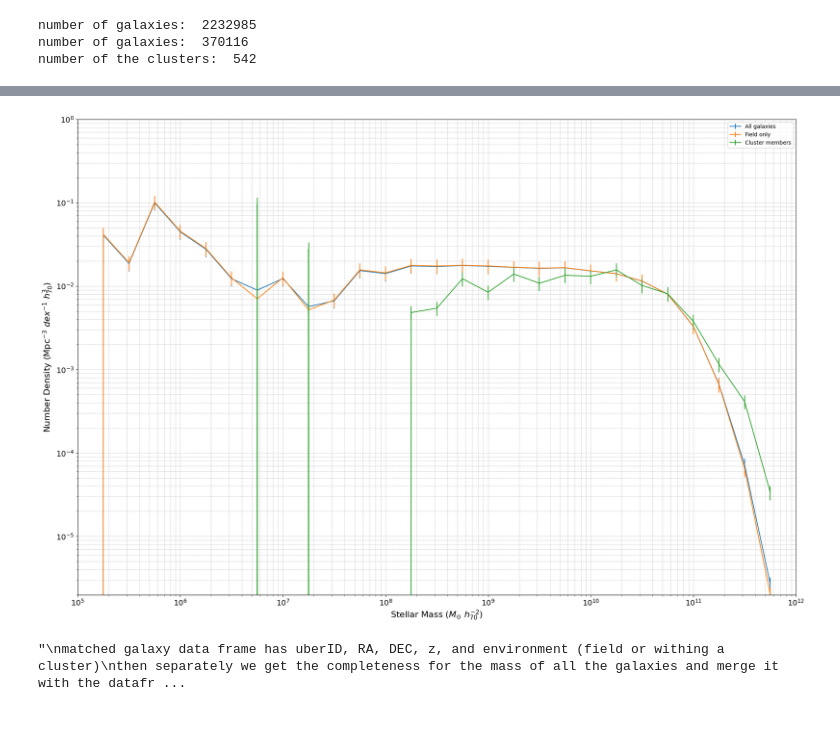
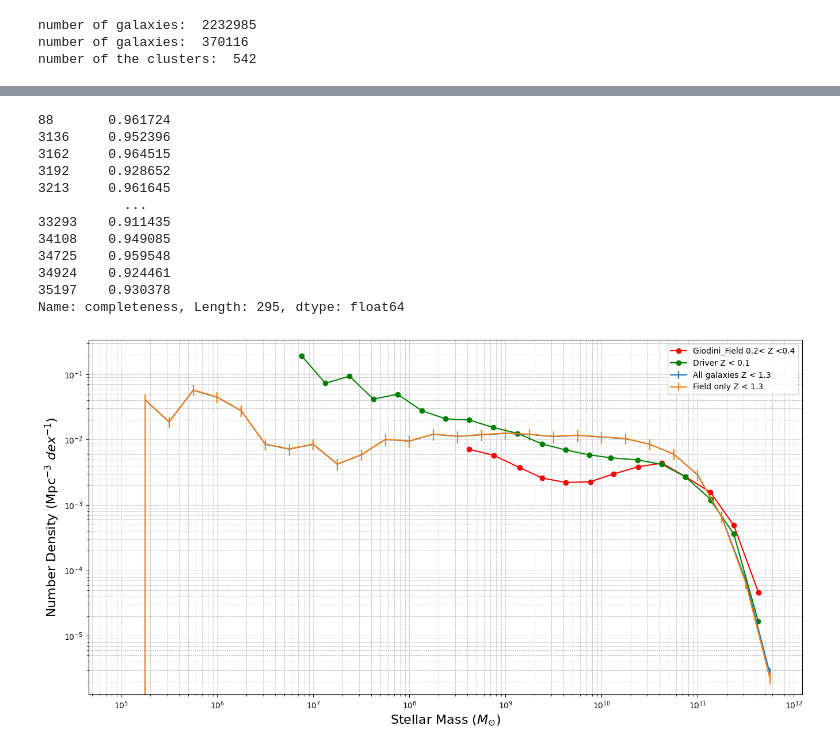
Before and after one commit to Safiye-Teymourzadeh/driver, a Jupyter notebook: erosita_DR1/test_of_matching.ipynb, the cells around one changed output, grey strips where cells are left out. Drawn from its saved outputs; the diff is of its cells as text; code cells hidden in the pictures; blank space fills up the shorter version.

```diff
--- a/erosita_DR1/test_of_matching.ipynb
+++ b/erosita_DR1/test_of_matching.ipynb
@@ -163,3 +166,5 @@ print(matched_galaxy_dataframe)
+# %%
+matched_galaxy_dataframe = pd.read_csv('matched_galaxy_df.csv')
 # %%
 # merge the df with the completeness with the df with the galaxy environment
 merged_galaxy_df = pd.merge(completeness_region_df, matched_galaxy_dataframe, how="inner" , on="uberID")
@@ -190,60 +195,66 @@ mass_histogram_all_galaxies, mass_histogram_all_galaxies_errors = get_weighted_m
 
 # get the histogram for all galaxies in the field
 mass_histogram_field_only, mass_histogram_field_only_errors = get_weighted_mass_histogram(input_mass_completeness_dataframe=merged_galaxy_df[merged_galaxy_df["environment"] == "Field"], region_name="G09")
+# mass_histogram_field_only, mass_histogram_field_only_errors = get_weighted_mass_histogram(input_mass_completeness_dataframe=merged_galaxy_df[merged_galaxy_df["MASS"] > or < VALUE], region_name="G09")
+
 
 # get the histogram for all galaxies which are cluster members
-mass_histogram_cluster_members, mass_histogram_cluster_members_error = get_weighted_mass_histogram(input_mass_completeness_dataframe=merged_galaxy_df[merged_galaxy_df["environment"] == "ClusterMember"], region_name="G09")
+mass_histogram_cluster_members, mass_histogram_cluster_members_error = get_weighted_mass_histogram_cluster_galaxies(input_mass_completeness_dataframe=merged_galaxy_df[merged_galaxy_df["environment"] == "ClusterMember"], region_name="G09")
+sum_volume_all_cluster = sum(4 / 3 * np.pi * (cluster_df['cluster_radius_Mpc'])**3)
+# %% [output]
+88       0.961724
+3136     0.952396
+3162     0.964515
+3192     0.928652
+3213     0.961645
+           ...
+33293    0.911435
+34108    0.949085
+34725    0.959548
+34924    0.924461
+35197    0.930378
+Name: completeness, Length: 295, dtype: float64
 # %%
-fig, ax = plt.subplots(figsize=(24, 16))
+# Load the data from the CSV file
+giodini_field4_02_to_04 = '/home/farnoosh/Desktop/thesis/giodini_fig4_field_passive_02_04.csv'
+driver_fig12_z_less_than_01 = '/home/farnoosh/Desktop/thesis/driver_fig12_z_less_than0.1.csv'
+
+giodini_field_02_to_04 = pd.read_csv(giodini_field4_02_to_04, header=None, names=['x', 'y'])
+driver_fig12_01 = pd.read_csv(driver_fig12_z_less_than_01, header=None, names=['x', 'y'])
+
+# Sort the driver data by the x-values
+driver_fig12_01 = driver_fig12_01.sort_values(by='x')
+
+fig, ax = plt.subplots(figsize=(16, 8))
 
 ratio_of_field_galaxies = len(merged_galaxy_df[merged_galaxy_df["environment"] == "Field"]) / len(merged_galaxy_df)
 ratio_of_cluster_galaxies = len(merged_galaxy_df[merged_galaxy_df["environment"] == "ClusterMember"]) / len(merged_galaxy_df)
 
 plt.errorbar(
     MASS_BINS[:-1],
     mass_histogram_all_galaxies,
     yerr=mass_histogram_all_galaxies_errors,
-    label='All galaxies',
-    )
+    label='All galaxies Z < 1.3',
+)
 
 plt.errorbar(
     MASS_BINS[:-1],
     mass_histogram_field_only / ratio_of_field_galaxies,
     yerr=mass_histogram_field_only_errors / ratio_of_field_galaxies,
-    label='Field only',
-    )
+    label='Field only Z < 1.3',
+)
 
-plt.errorbar(
-    MASS_BINS[:-1],
-    mass_histogram_cluster_members / ratio_of_cluster_galaxies,
-    yerr=mass_histogram_cluster_members_error / ratio_of_cluster_galaxies,
-    label='Cluster members',
-    )
+# Add the new data from the CSV file
+plt.plot(10**giodini_field_02_to_04['x'], giodini_field_02_to_04['y'] / (0.7**3), marker='o', color='red', linestyle='-', label='Giodini_Field 0.2< Z <0.4')
+plt.plot(driver_fig12_01['x'], driver_fig12_01['y'], marker='o', color='green', linestyle='-', label='Driver Z < 0.1')
 
 plt.xscale('log')
 plt.yscale('log')
-plt.xlabel('Stellar Mass ($M_{\odot} \ h_{70}^{-2}$)', fontsize=16)
-plt.ylabel('Number Density ($\mathrm{Mpc}^{-3} \ dex^{-1} \ h_{70}^{3}$)', fontsize=16)
-plt.xlim((1e5, 1e12))
-plt.ylim((10**-5.7, 1e0))
-plt.tick_params(axis='both', which='major', labelsize=14)
+plt.xlabel('Stellar Mass ($M_{\odot}$)', fontsize=16)
+plt.ylabel('Number Density ($\mathrm{Mpc}^{-3} \ dex^{-1}$)', fontsize=16)
+# plt.xlim((10**9.5, 10**12))
 plt.legend()
 ax.grid(True, which='both', linestyle='--', linewidth=0.5)
 plt.show()
 # %% [output]
-[figure, old version]
+[figure, new version]
-# %%
-"""
-matched galaxy data frame has uberID, RA, DEC, z, and environment (field or withing a cluster)
-then separately we get the completeness for the mass of all the galaxies and merge it with the dataframe we have here
-the dataframe will have: uberID, RA, DEC, z, Environment, completeness
-we need to add the region (here G09) for each galaxy into the galaxy_dataframe columns
-matched_galaxy_dataframe['region'] = 'G09'
-then i feed all these columns as the input into mass_function:
-mass_function_for_filed, mass_histogram_error_filed = get_weighted_mass_histogram(input_mass_completeness_dataframe=matched_galaxy_dataframe[matched_galaxy_dataframe['environment']=='field'], region_name= 'G09')
-mass_function_for_within_clusters, mass_histogram_error_cluster = get_weighted_mass_histogram(input_mass_completeness_dataframe=matched_galaxy_dataframe[matched_galaxy_dataframe['environment']!='field'], region_name= 'G09')
-
-then do the plotting
-"""
-# %% [output]
-"\nmatched galaxy data frame has uberID, RA, DEC, z, and environment (field or withing a cluster)\nthen separately we get the completeness for the mass of all the galaxies and merge it with the datafr ...
```
Also changed, not shown: parts of 16 cells of this notebook, 6 other files.
